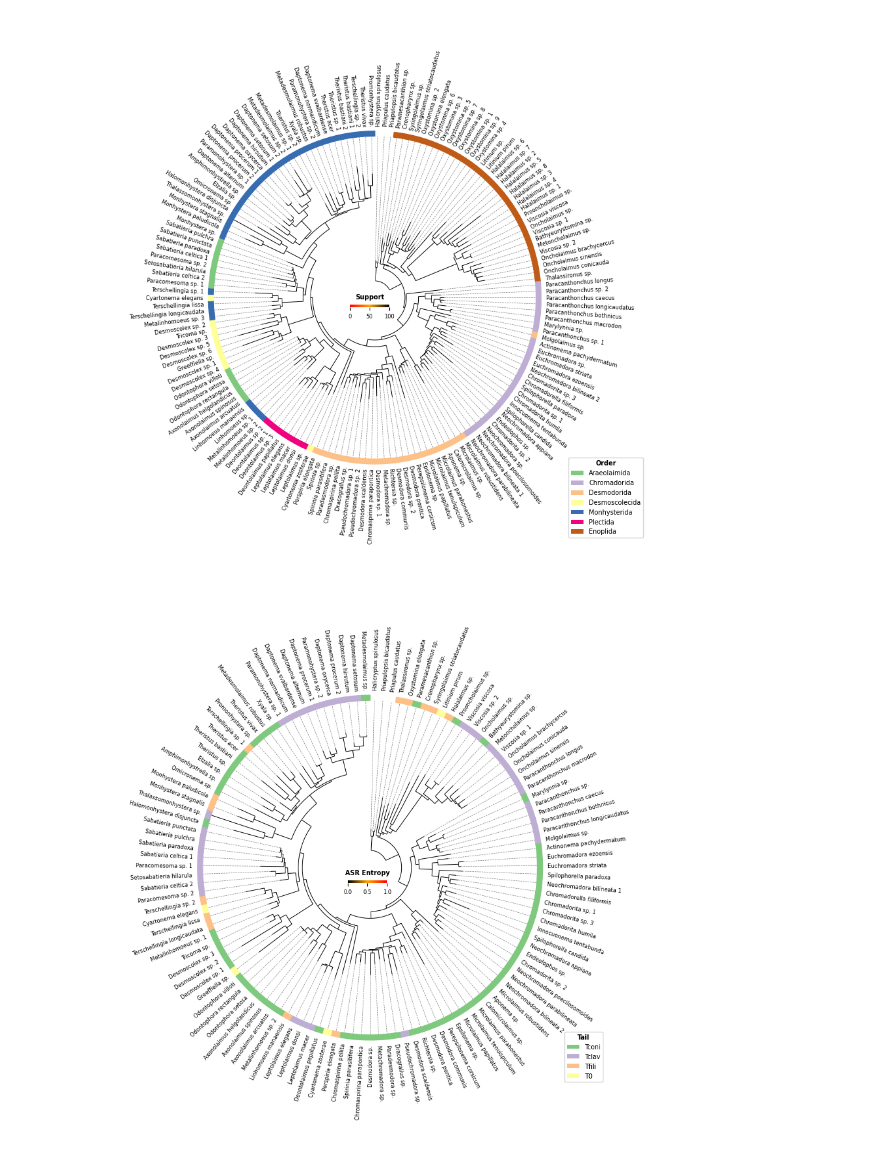
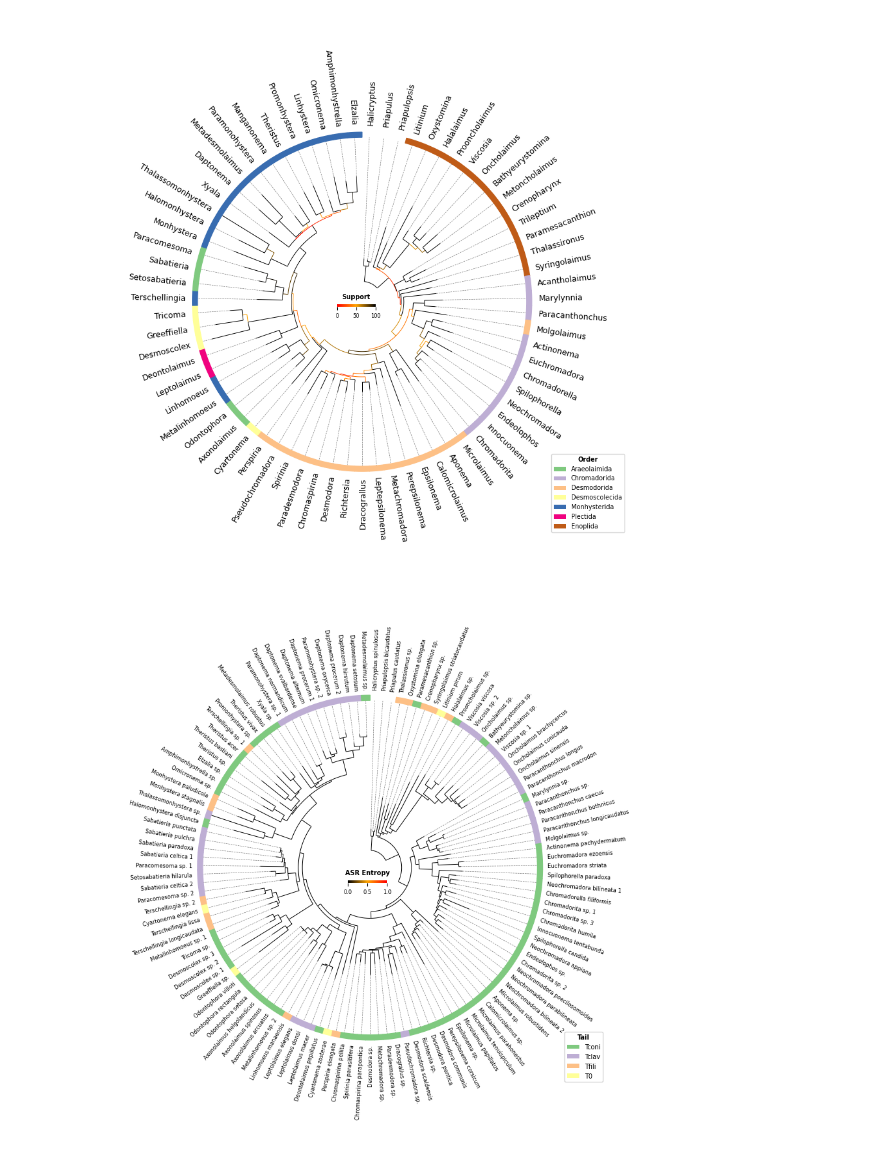
Before and after one commit to Dzee97/Thesis_NemaPred, a Jupyter notebook: notebooks/tree_vis.ipynb, the cells around one changed output. Cells and saved outputs as stored; diff of their text form; code cells hidden in the pictures.

```diff
--- a/notebooks/tree_vis.ipynb
+++ b/notebooks/tree_vis.ipynb
@@ -11,7 +11,7 @@ from pycirclize import Circos
 from pycirclize.utils import ColorCycler
 from scipy.stats import beta
 
-TREE_PATH = Path("../data/processed/raxml/Tree_18S.raxml.support")
+TREE_PATH = Path("../data/processed/raxml/Tree.raxml.support")
 TREE_SUPPORT_PATH = Path("../data/processed/pastml/Final_tree_18S_support.csv")
 TRAIT_PATH = Path("../data/processed/Trait_data.csv")
 ARC_TAIL_PATH = Path("../data/processed/pastml/acr_tail.csv")
@@ -22,24 +22,28 @@ steepness = 0.0
 
 circos, tv = Circos.initialize_from_tree(
     TREE_PATH,
-    leaf_label_size=6,
-    r_lim=(10,97),
+    leaf_label_size=9,
+    r_lim=(12,97),
     ladderize=True,
-    leaf_label_rmargin=6,
+    leaf_label_rmargin=7,
     label_formatter=lambda t: t.replace("_", " ")
 )
 
 norm = Normalize(vmin=0, vmax=100)
 cmap = LinearSegmentedColormap.from_list('BlackRed', ['red', 'orange', 'black'])
 
-df_support = pd.read_csv(TREE_SUPPORT_PATH, index_col="node")
+#df_support = pd.read_csv(TREE_SUPPORT_PATH, index_col="node")
 
 for clade in tv.tree.find_clades():
     if clade.branch_length is not None:
         clade.branch_length = pow(clade.branch_length, (1 - steepness))
 
-    if clade.name in df_support.index:
-        confidence = df_support.support[clade.name]
+    #if clade.name in df_support.index:
+    #    confidence = df_support.support[clade.name]
+    #else:
+    #    confidence = 100
+    if clade.confidence:
+        confidence = clade.confidence
     else:
         confidence = 100
 
@@ -61,34 +65,34 @@ for i, label in enumerate(tv.leaf_labels):
 
     track.rect(
         start=i,
         end=i+1,
         color=group_color[df_traits.loc[genus].worms_order],
         lw=1
     )
 
 fig = circos.plotfig()
 
 _ = fig.legend(
     handles=[Patch(label=order, fc=color) for order, color in group_color.items()],
     loc="upper left",
     fontsize=7,
     bbox_to_anchor=(0.85,0.2),
     title="Order",
     title_fontproperties={'weight':'bold', "size": 7}
 )
 
 
 cax = fig.add_axes((0.44, 0.48, 0.075, 0.005))
 cax.set_title("Support", fontsize=7, fontweight="bold")
 
 sm = ScalarMappable(norm=norm, cmap=cmap)
 sm.set_array([])
 
 cbar = fig.colorbar(sm, cax=cax, orientation="horizontal", )
 cbar.outline.set_visible(False)
 cbar.ax.tick_params(labelsize=6)
 # %% [output]
-[figure, old version]
+[figure, new version]
 # %%
 circos, tv = Circos.initialize_from_tree(
     TREE_PATH,
```
Also changed, not shown: 4 other files.
